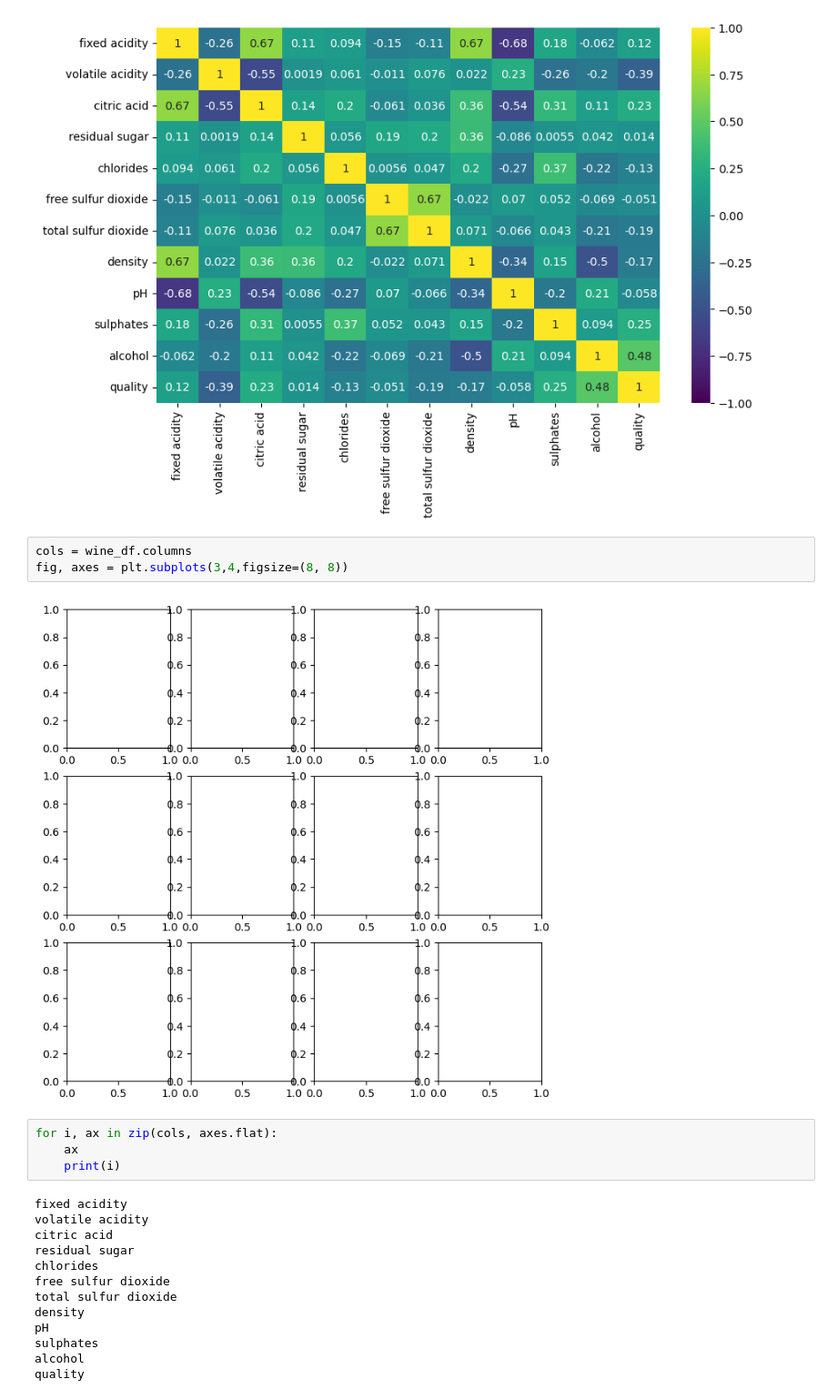
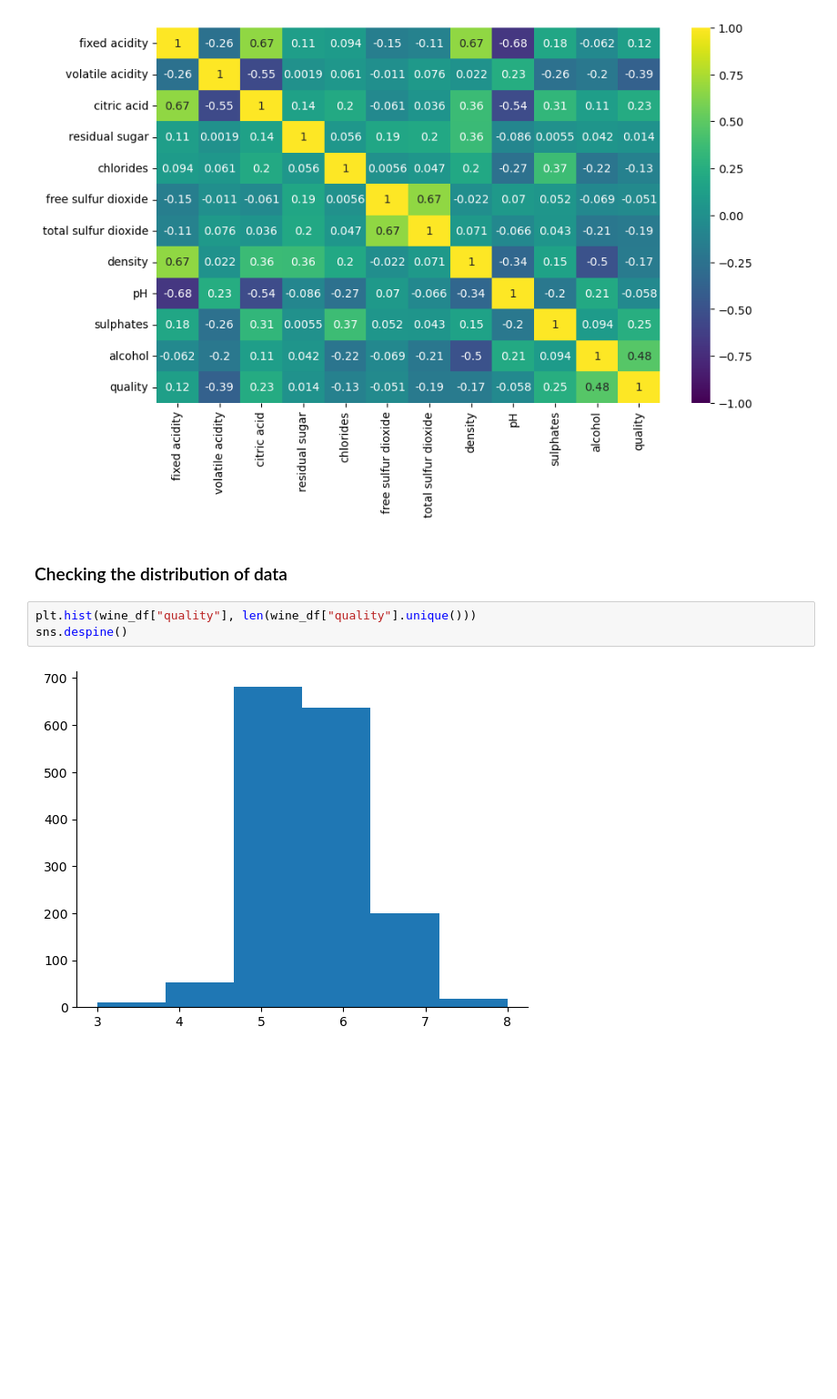
Before and after one commit to Tashhfia/5, a Jupyter notebook: wine_eval.ipynb, the cells around one changed output. Shown: that part at 91% size. Drawn from its saved outputs; the diff is of its cells as text; blank space fills up the shorter version.

```diff
--- a/wine_eval.ipynb
+++ b/wine_eval.ipynb
@@ -93,25 +93,10 @@ sns.heatmap(wine_df.corr(), vmin=-1, vmax=1, annot=True, cmap="viridis")
 # %% [output]
 <Axes: >
 [figure]
-# %%
-cols = wine_df.columns
-fig, axes = plt.subplots(3,4,figsize=(8, 8))
-# %% [output]
-[figure, removed]
-# %%
-for i, ax in zip(cols, axes.flat):
-    ax
-    print(i)
-# %% [output]
-fixed acidity
-volatile acidity
-citric acid
-residual sugar
-chlorides
-free sulfur dioxide
-total sulfur dioxide
-density
-pH
-sulphates
-alcohol
-quality
+# %% [markdown]
+### Checking the distribution of data
+# %%
+plt.hist(wine_df["quality"], len(wine_df["quality"].unique()))
+sns.despine()
+# %% [output]
+[figure, added]
```
Also changed, not shown: parts of 3 cells of this notebook.
